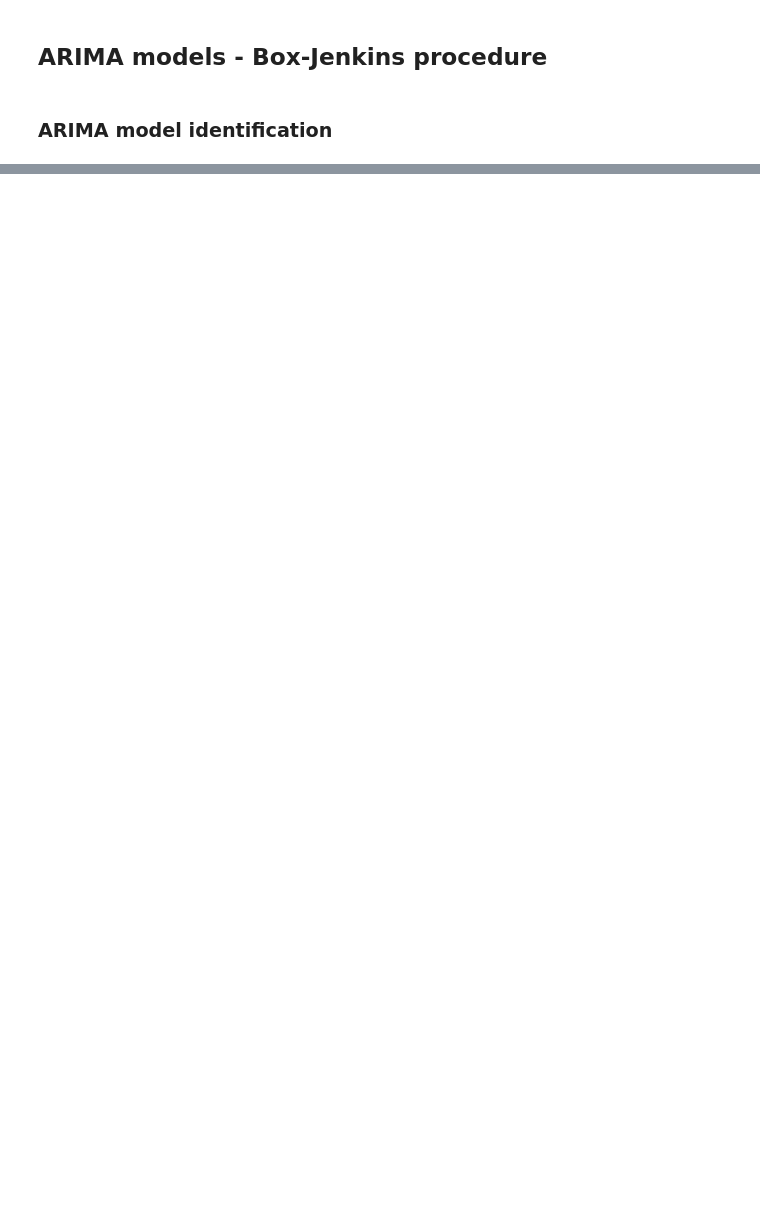
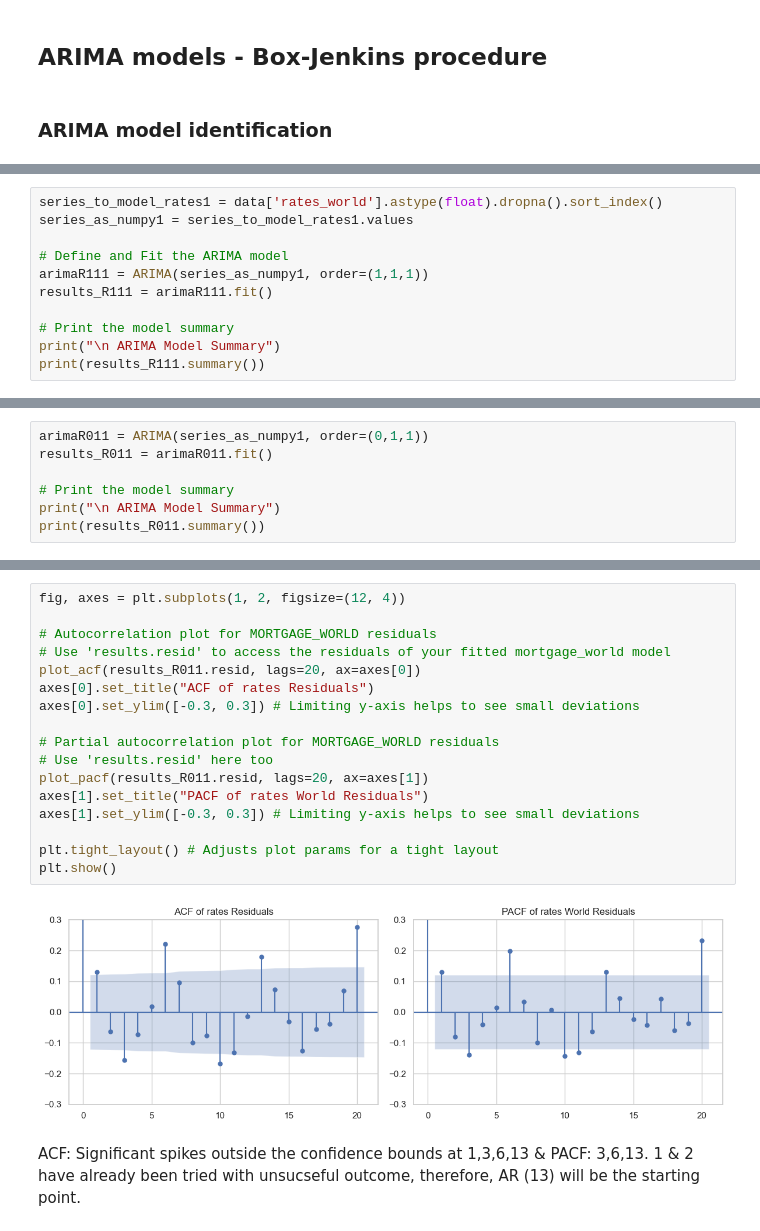
Before and after one commit to asmisiak/TSA_project, a Jupyter notebook: TSA_project.ipynb, the cells around one changed output, grey strips where cells are left out. Saved outputs shown, nothing was run; the diff lists cells and outputs as text; blank space fills up the shorter version.

```diff
--- a/TSA_project.ipynb
+++ b/TSA_project.ipynb
@@ -915,0 +961,11 @@ TypeError: issubclass() arg 2 must be a class or tuple of classes
+# %%
+series_to_model_rates1 = data['rates_world'].astype(float).dropna().sort_index()
+series_as_numpy1 = series_to_model_rates1.values
+
+# Define and Fit the ARIMA model
+arimaR111 = ARIMA(series_as_numpy1, order=(1,1,1))
+results_R111 = arimaR111.fit()
+
+# Print the model summary
+print("\n ARIMA Model Summary")
+print(results_R111.summary())
@@ -915,0 +1002,7 @@ TypeError: issubclass() arg 2 must be a class or tuple of classes
+# %%
+arimaR011 = ARIMA(series_as_numpy1, order=(0,1,1))
+results_R011 = arimaR011.fit()
+
+# Print the model summary
+print("\n ARIMA Model Summary")
+print(results_R011.summary())
@@ -915,0 +1037,21 @@ TypeError: issubclass() arg 2 must be a class or tuple of classes
+# %%
+fig, axes = plt.subplots(1, 2, figsize=(12, 4))
+
+# Autocorrelation plot for MORTGAGE_WORLD residuals
+# Use 'results.resid' to access the residuals of your fitted mortgage_world model
+plot_acf(results_R011.resid, lags=20, ax=axes[0])
+axes[0].set_title("ACF of rates Residuals")
+axes[0].set_ylim([-0.3, 0.3]) # Limiting y-axis helps to see small deviations
+
+# Partial autocorrelation plot for MORTGAGE_WORLD residuals
+# Use 'results.resid' here too
+plot_pacf(results_R011.resid, lags=20, ax=axes[1])
+axes[1].set_title("PACF of rates World Residuals")
+axes[1].set_ylim([-0.3, 0.3]) # Limiting y-axis helps to see small deviations
+
+plt.tight_layout() # Adjusts plot params for a tight layout
+plt.show()
+# %% [output]
+[figure, added]
+# %% [markdown]
+ACF: Significant spikes outside the confidence bounds at 1,3,6,13 & PACF: 3,6,13. 1 & 2 have already been tried with unsucseful outcome, therefore, AR (13) will be the starting point.
```
Also changed, not shown: parts of 25 cells of this notebook.
